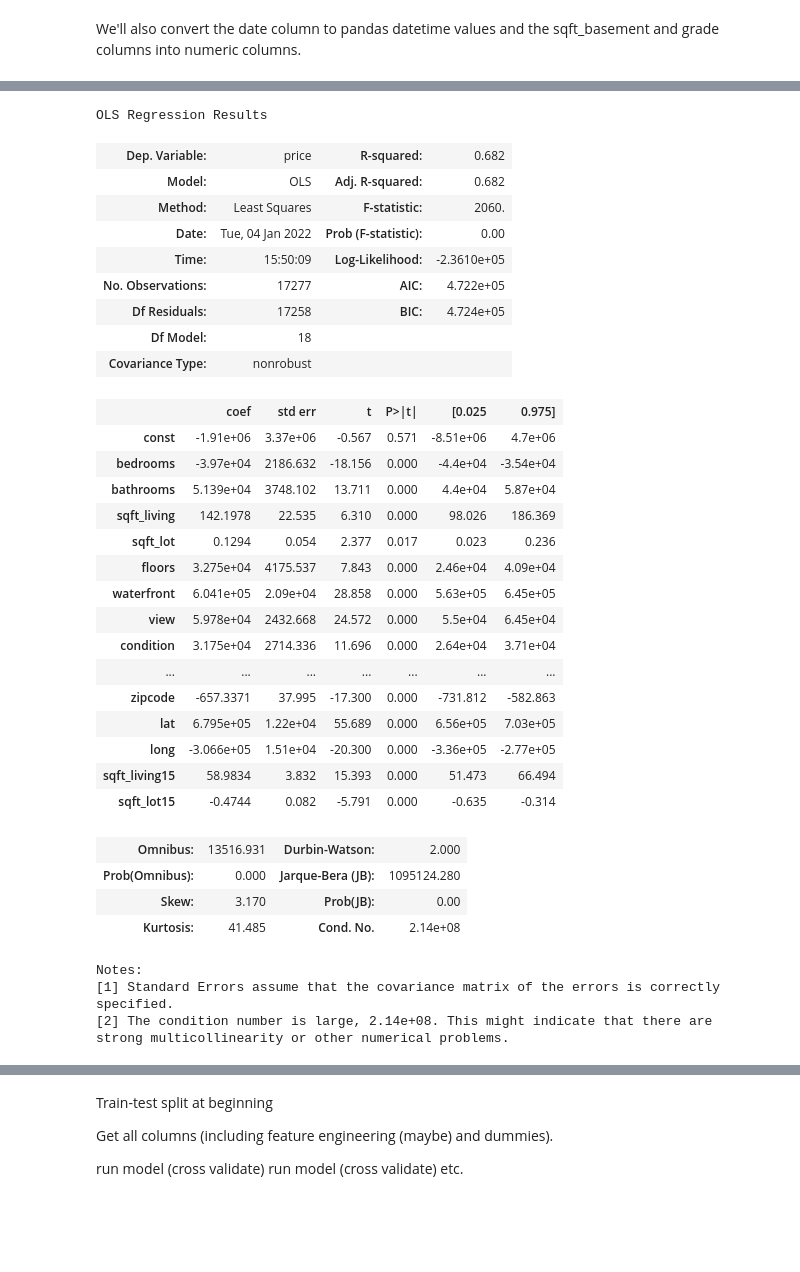
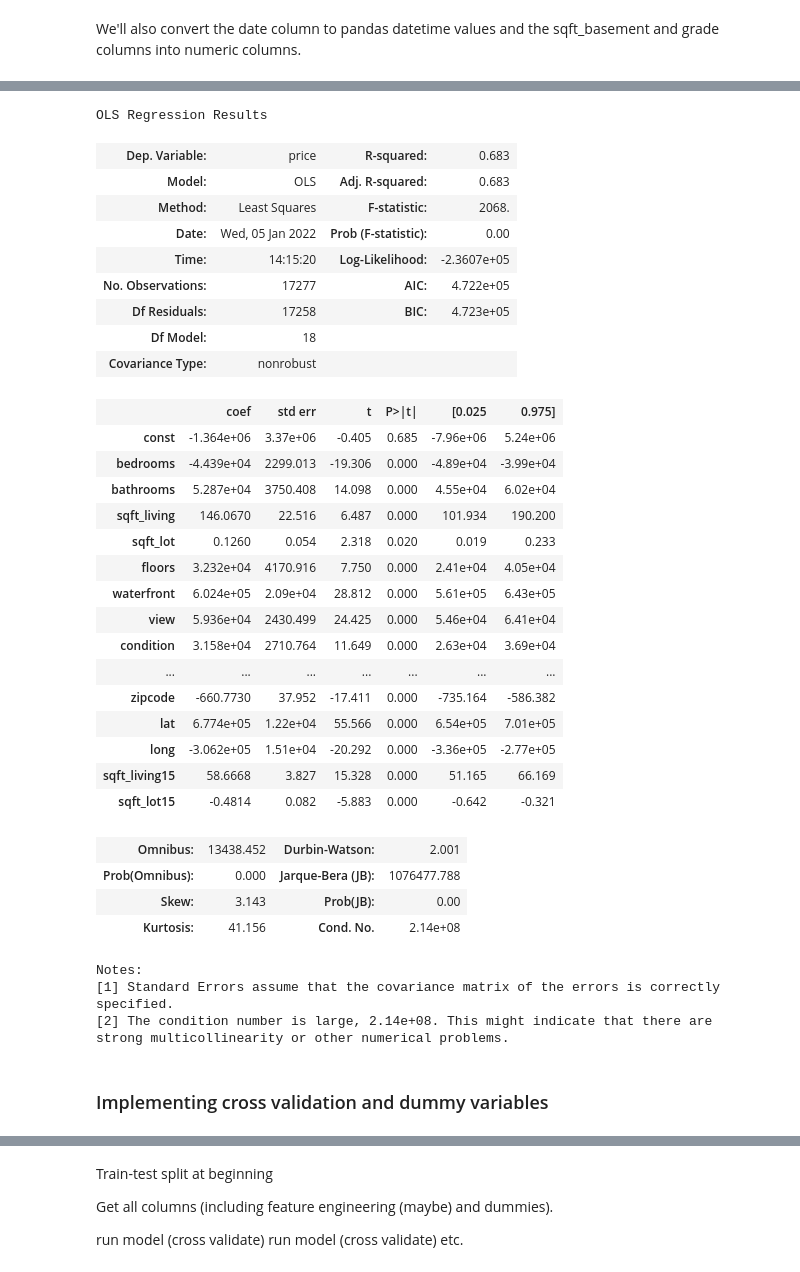
Before and after one commit to UpGoerFive/King-County-Project, a Jupyter notebook: matt.ipynb, the cells around one changed output, grey strips where cells are left out. Drawn from its saved outputs; the diff is of its cells as text; code cells hidden in the pictures; blank space fills up the shorter version.

```diff
--- a/matt.ipynb
+++ b/matt.ipynb
@@ -243,6 +298,6 @@ housing_df.head()
 # %% [markdown]
 We'll also convert the date column to pandas datetime values and the sqft_basement and grade columns into numeric columns.
 # %%
-housing_df.loc[:, 'date'] = pd.to_datetime(housing_df.loc[:, 'date'])
-housing_df.head()
+X_train.loc[:, 'date'] = pd.to_datetime(X_train.loc[:, 'date'])
+X_train.head()
 # %% [output]
@@ -256,3 +316,3 @@ housing_df.head()
 # %%
-housing_df['sqft_basement'] = housing_df['sqft_basement'].astype(float)
-housing_df['grade'] = housing_df['grade'].astype(int)
+X_train['sqft_basement'] = X_train['sqft_basement'].astype(float)
+X_train['grade'] = X_train['grade'].astype(int)
@@ -286,14 +352,13 @@ y = housing_df['price']
+# %%
+X_mod = X_train.drop(['date'], axis=1)
+y_mod = y_train
 # %%
-X_train, X_test, y_train, y_test = train_test_split(X, y,
-                                                    test_size=.2,
-                                                    random_state=1)
+regression = LinearRegression()
+regression.fit(X_mod, y_mod)
 
-regression = LinearRegression()
-regression.fit(X_train, y_train)
+y_hat = regression.predict(X_mod)
+rmse = np.sqrt(mean_squared_error(y_mod, y_hat))
+r2 = regression.score(X_mod, y_mod)
 
-y_hat = regression.predict(X_train)
-rmse = np.sqrt(mean_squared_error(y_train, y_hat))
-r2 = regression.score(X_train, y_train)
-
-print(f'RMSE = {round(rmse, 3)}. \nR^2 = {round(r2, 3)}')
+print(f'RMSE = {int(round(rmse))} \nR^2 = {round(r2, 3)}')
 # %% [output]
@@ -302,37 +367,39 @@ R^2 = 0.682
 # %%
-sm.OLS(y_train, sm.add_constant(X_train)).fit().summary()
+sm.OLS(y_mod, sm.add_constant(X_mod)).fit().summary()
 # %% [output]
 OLS Regression Results
-| Dep. Variable: | price | R-squared: | 0.682 |
-| Model: | OLS | Adj. R-squared: | 0.682 |
-| Method: | Least Squares | F-statistic: | 2060. |
-| Date: | Tue, 04 Jan 2022 | Prob (F-statistic): | 0.00 |
-| Time: | 15:50:09 | Log-Likelihood: | -2.3610e+05 |
+| Dep. Variable: | price | R-squared: | 0.683 |
+| Model: | OLS | Adj. R-squared: | 0.683 |
+| Method: | Least Squares | F-statistic: | 2068. |
+| Date: | Wed, 05 Jan 2022 | Prob (F-statistic): | 0.00 |
+| Time: | 14:15:20 | Log-Likelihood: | -2.3607e+05 |
 | No. Observations: | 17277 | AIC: | 4.722e+05 |
-| Df Residuals: | 17258 | BIC: | 4.724e+05 |
+| Df Residuals: | 17258 | BIC: | 4.723e+05 |
 | Df Model: | 18 |  |  |
 | Covariance Type: | nonrobust |  |  |
 |  | coef | std err | t | P>|t| | [0.025 | 0.975] |
-| const | -1.91e+06 | 3.37e+06 | -0.567 | 0.571 | -8.51e+06 | 4.7e+06 |
-| bedrooms | -3.97e+04 | 2186.632 | -18.156 | 0.000 | -4.4e+04 | -3.54e+04 |
-| bathrooms | 5.139e+04 | 3748.102 | 13.711 | 0.000 | 4.4e+04 | 5.87e+04 |
-| sqft_living | 142.1978 | 22.535 | 6.310 | 0.000 | 98.026 | 186.369 |
-| sqft_lot | 0.1294 | 0.054 | 2.377 | 0.017 | 0.023 | 0.236 |
-| floors | 3.275e+04 | 4175.537 | 7.843 | 0.000 | 2.46e+04 | 4.09e+04 |
-| waterfront | 6.041e+05 | 2.09e+04 | 28.858 | 0.000 | 5.63e+05 | 6.45e+05 |
-| view | 5.978e+04 | 2432.668 | 24.572 | 0.000 | 5.5e+04 | 6.45e+04 |
-| condition | 3.175e+04 | 2714.336 | 11.696 | 0.000 | 2.64e+04 | 3.71e+04 |
+| const | -1.364e+06 | 3.37e+06 | -0.405 | 0.685 | -7.96e+06 | 5.24e+06 |
+| bedrooms | -4.439e+04 | 2299.013 | -19.306 | 0.000 | -4.89e+04 | -3.99e+04 |
+| bathrooms | 5.287e+04 | 3750.408 | 14.098 | 0.000 | 4.55e+04 | 6.02e+04 |
+| sqft_living | 146.0670 | 22.516 | 6.487 | 0.000 | 101.934 | 190.200 |
+| sqft_lot | 0.1260 | 0.054 | 2.318 | 0.020 | 0.019 | 0.233 |
+| floors | 3.232e+04 | 4170.916 | 7.750 | 0.000 | 2.41e+04 | 4.05e+04 |
+| waterfront | 6.024e+05 | 2.09e+04 | 28.812 | 0.000 | 5.61e+05 | 6.43e+05 |
+| view | 5.936e+04 | 2430.499 | 24.425 | 0.000 | 5.46e+04 | 6.41e+04 |
+| condition | 3.158e+04 | 2710.764 | 11.649 | 0.000 | 2.63e+04 | 3.69e+04 |
 | ... | ... | ... | ... | ... | ... | ... |
-| zipcode | -657.3371 | 37.995 | -17.300 | 0.000 | -731.812 | -582.863 |
-| lat | 6.795e+05 | 1.22e+04 | 55.689 | 0.000 | 6.56e+05 | 7.03e+05 |
-| long | -3.066e+05 | 1.51e+04 | -20.300 | 0.000 | -3.36e+05 | -2.77e+05 |
-| sqft_living15 | 58.9834 | 3.832 | 15.393 | 0.000 | 51.473 | 66.494 |
-| sqft_lot15 | -0.4744 | 0.082 | -5.791 | 0.000 | -0.635 | -0.314 |
+| zipcode | -660.7730 | 37.952 | -17.411 | 0.000 | -735.164 | -586.382 |
+| lat | 6.774e+05 | 1.22e+04 | 55.566 | 0.000 | 6.54e+05 | 7.01e+05 |
+| long | -3.062e+05 | 1.51e+04 | -20.292 | 0.000 | -3.36e+05 | -2.77e+05 |
+| sqft_living15 | 58.6668 | 3.827 | 15.328 | 0.000 | 51.165 | 66.169 |
+| sqft_lot15 | -0.4814 | 0.082 | -5.883 | 0.000 | -0.642 | -0.321 |
-| Omnibus: | 13516.931 | Durbin-Watson: | 2.000 |
-| Prob(Omnibus): | 0.000 | Jarque-Bera (JB): | 1095124.280 |
-| Skew: | 3.170 | Prob(JB): | 0.00 |
-| Kurtosis: | 41.485 | Cond. No. | 2.14e+08 |
+| Omnibus: | 13438.452 | Durbin-Watson: | 2.001 |
+| Prob(Omnibus): | 0.000 | Jarque-Bera (JB): | 1076477.788 |
+| Skew: | 3.143 | Prob(JB): | 0.00 |
+| Kurtosis: | 41.156 | Cond. No. | 2.14e+08 |
 Notes:
 [1] Standard Errors assume that the covariance matrix of the errors is correctly specified.
 [2] The condition number is large, 2.14e+08. This might indicate that there are
 strong multicollinearity or other numerical problems.
+# %% [markdown]
+### Implementing cross validation and dummy variables
```
Also changed, not shown: parts of 44 cells of this notebook.
